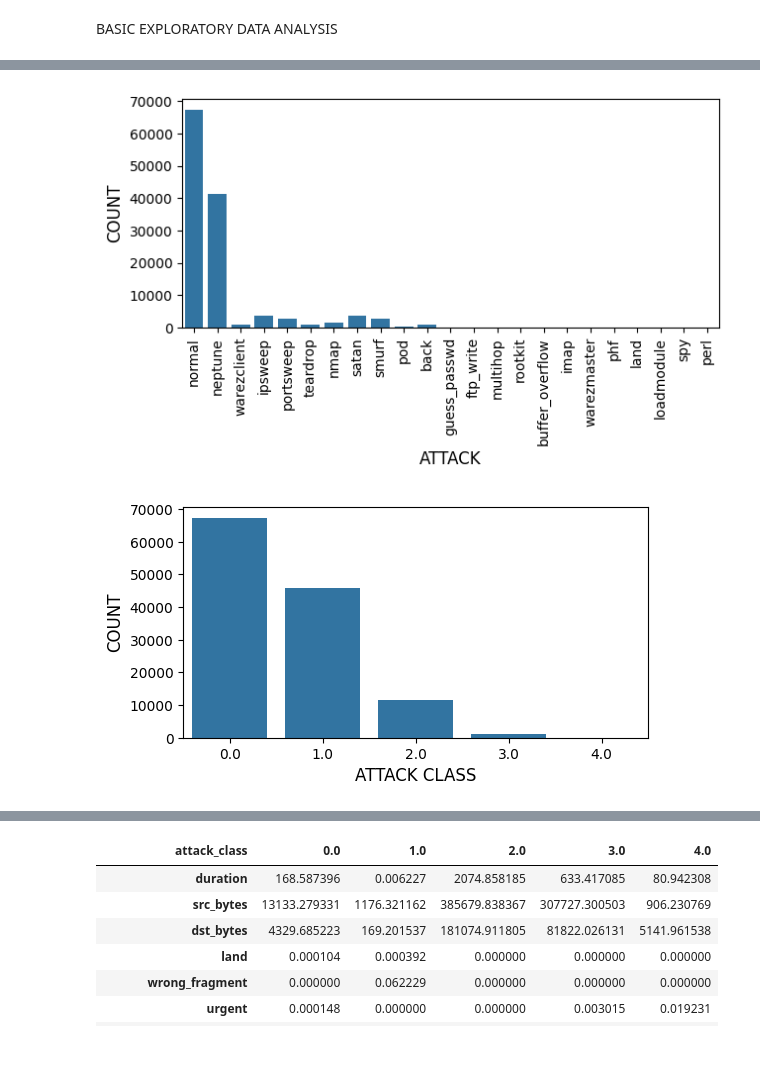
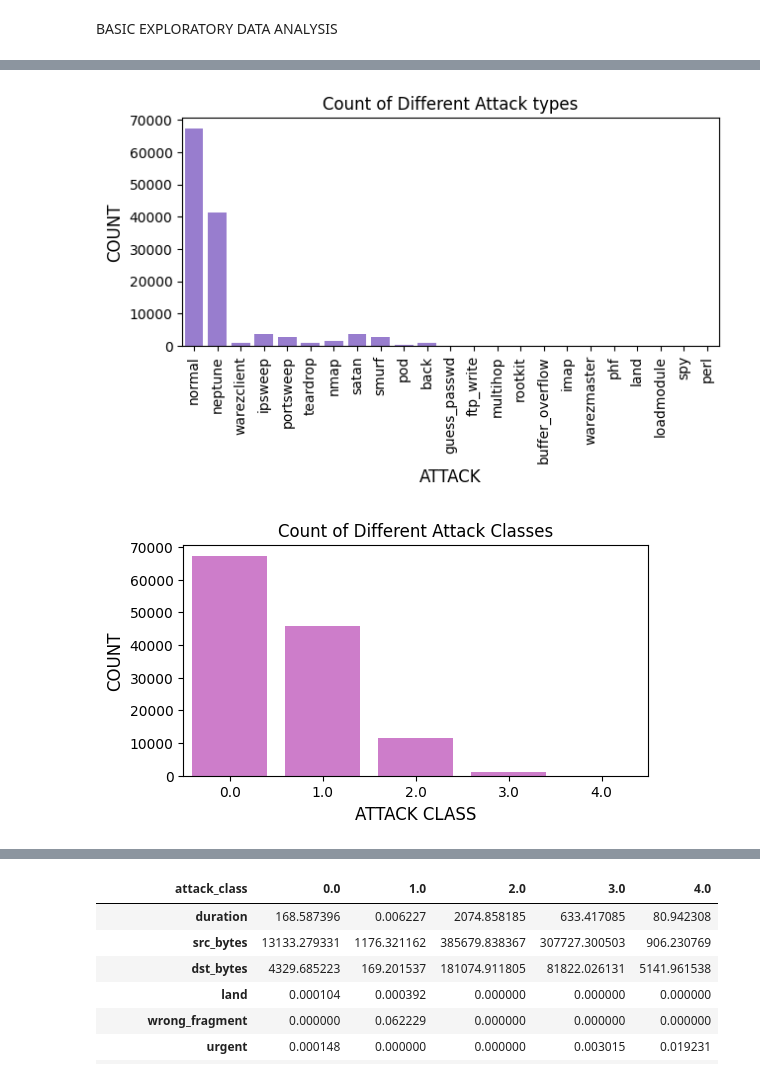
Before and after one commit to Manahil29/NIDS, a Jupyter notebook: NIDS-ML.ipynb, the cells around one changed output, grey strips where cells are left out. Drawn from its saved outputs; the diff is of its cells as text; code cells hidden in the pictures; blank space fills up the shorter version.

```diff
--- a/NIDS-ML.ipynb
+++ b/NIDS-ML.ipynb
@@ -27,8 +27,8 @@ from tabulate import tabulate
 # %% [markdown]
 ## Loading training and testing files
 # %%
-train = pd.read_csv("/content/Train.csv")
-test = pd.read_csv("/content/Test.csv")
+train = pd.read_csv("Train.csv")
+test = pd.read_csv("Test.csv")
 # %%
 train.head()
 # %% [output]
@@ -312,19 +315,21 @@ plt.show()
 # %%
 # attack distribution
 plt.figure(figsize=(7, 3))
-sns.countplot(x="attack", data=train)
+sns.countplot(x="attack", data=train, color="mediumpurple")
+plt.title("Count of Different Attack types")
 plt.xlabel("ATTACK", fontsize=12)
 plt.ylabel("COUNT", fontsize=12)
 plt.xticks(rotation=90)
 plt.show()
 # %% [output]
-[figure, old version]
+[figure, new version]
 # %%
 # attack class distribution
 plt.figure(figsize=(6, 3))
-sns.countplot(x="attack_class", data=train)
+sns.countplot(x="attack_class", data=train, color="orchid")
+plt.title("Count of Different Attack Classes")
 plt.xlabel("ATTACK CLASS", fontsize=12)
 plt.ylabel("COUNT", fontsize=12)
 plt.show()
 # %% [output]
-[figure, old version]
+[figure, new version]
```
Also changed, not shown: parts of 9 cells of this notebook.
